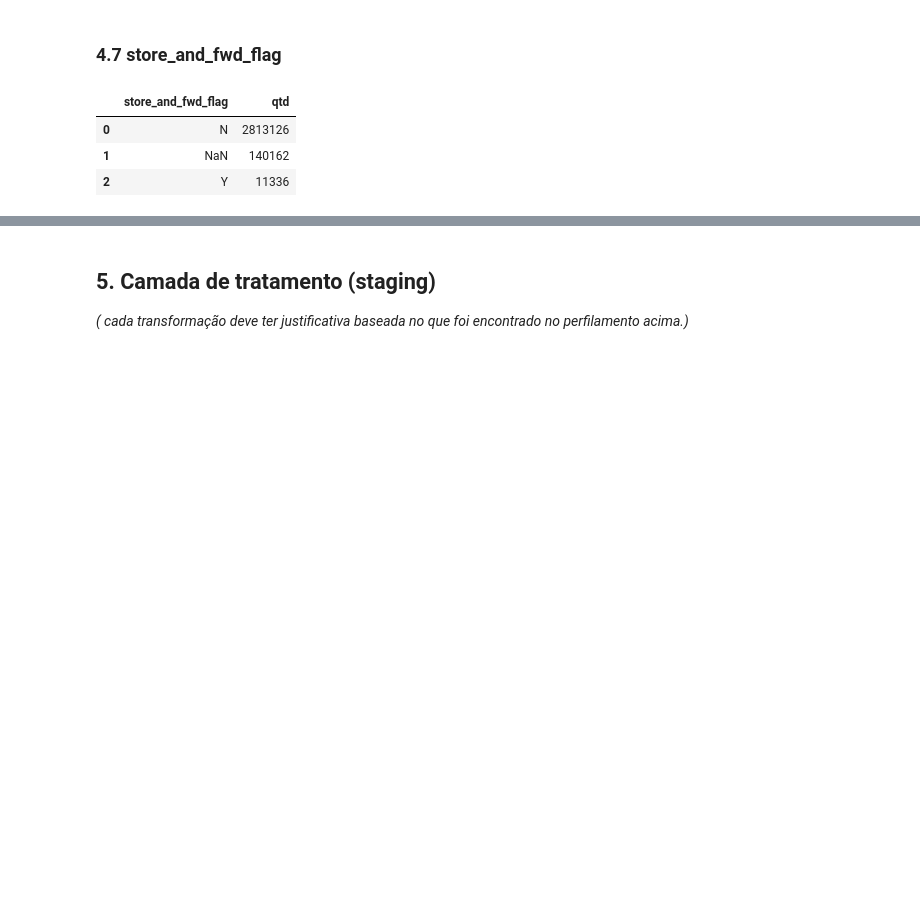
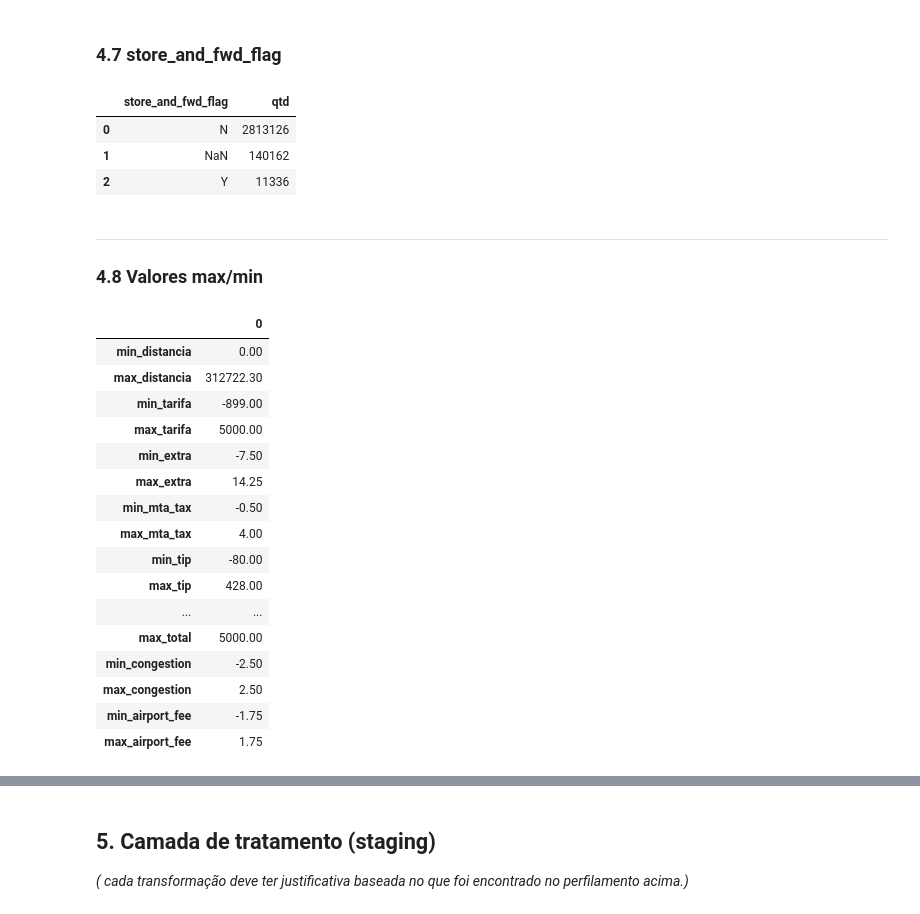
Before and after one commit to JohnnyFRL/led_taxi_elt, a Jupyter notebook: ipynb/elt_nyc_taxi.ipynb, the cells around one changed output, grey strips where cells are left out. Cells and saved outputs as stored; diff of their text form; code cells hidden in the pictures; blank space fills up the shorter version.

```diff
--- a/ipynb/elt_nyc_taxi.ipynb
+++ b/ipynb/elt_nyc_taxi.ipynb
@@ -255,3 +255,40 @@ con.execute("""
 | 0 | N | 2813126 |
 | 1 | NaN | 140162 |
 | 2 | Y | 11336 |
+# %% [markdown]
+---
+
+### 4.8 Valores max/min
+# %%
+con.execute("""
+    SELECT
+        MIN(trip_distance) AS min_distancia, MAX(trip_distance) AS max_distancia,
+        MIN(fare_amount) AS min_tarifa, MAX(fare_amount) AS max_tarifa,
+        MIN(extra) AS min_extra, MAX(extra) AS max_extra,
+        MIN(mta_tax) AS min_mta_tax, MAX(mta_tax) AS max_mta_tax,
+        MIN(tip_amount) AS min_tip, MAX(tip_amount) AS max_tip,
+        MIN(tolls_amount) AS min_tolls, MAX(tolls_amount) AS max_tolls,
+        MIN(improvement_surcharge) AS min_improvement, MAX(improvement_surcharge) AS max_improvement,
+        MIN(total_amount) AS min_total, MAX(total_amount) AS max_total,
+        MIN(congestion_surcharge) AS min_congestion, MAX(congestion_surcharge) AS max_congestion,
+        MIN(Airport_fee) AS min_airport_fee, MAX(Airport_fee) AS max_airport_fee
+    FROM raw_yellow_tripdata
+""").fetchdf().T
+# %% [output]
+|  | 0 |
+| min_distancia | 0.00 |
+| max_distancia | 312722.30 |
+| min_tarifa | -899.00 |
+| max_tarifa | 5000.00 |
+| min_extra | -7.50 |
+| max_extra | 14.25 |
+| min_mta_tax | -0.50 |
+| max_mta_tax | 4.00 |
+| min_tip | -80.00 |
+| max_tip | 428.00 |
+| ... | ... |
+| max_total | 5000.00 |
+| min_congestion | -2.50 |
+| max_congestion | 2.50 |
+| min_airport_fee | -1.75 |
+| max_airport_fee | 1.75 |
```
Also changed, not shown: parts of 8 cells of this notebook.
